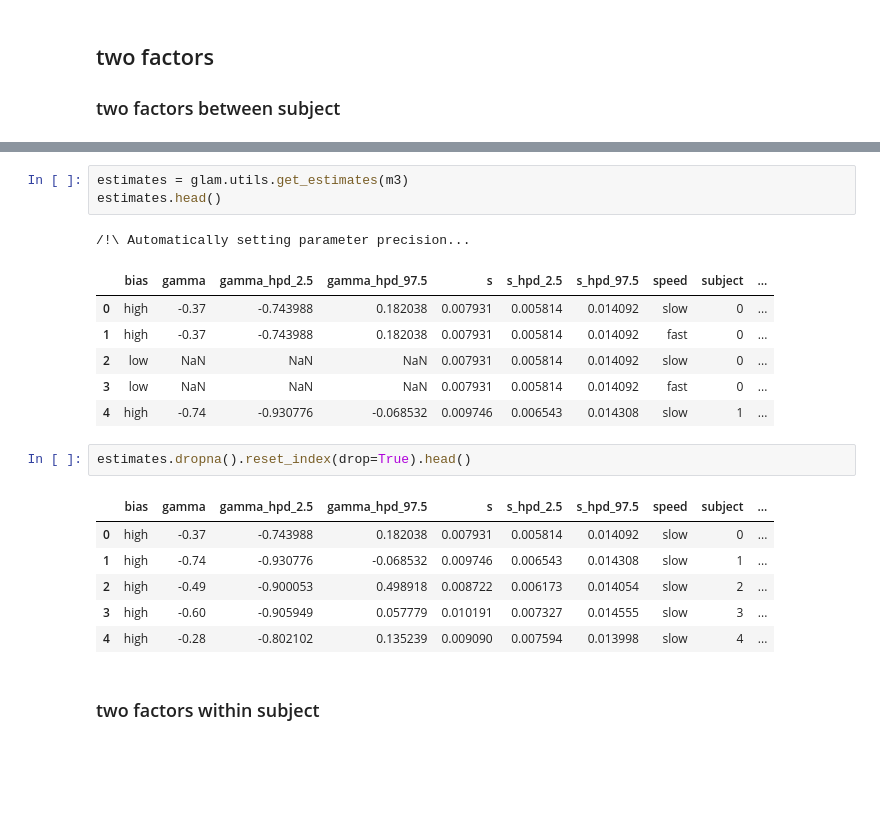
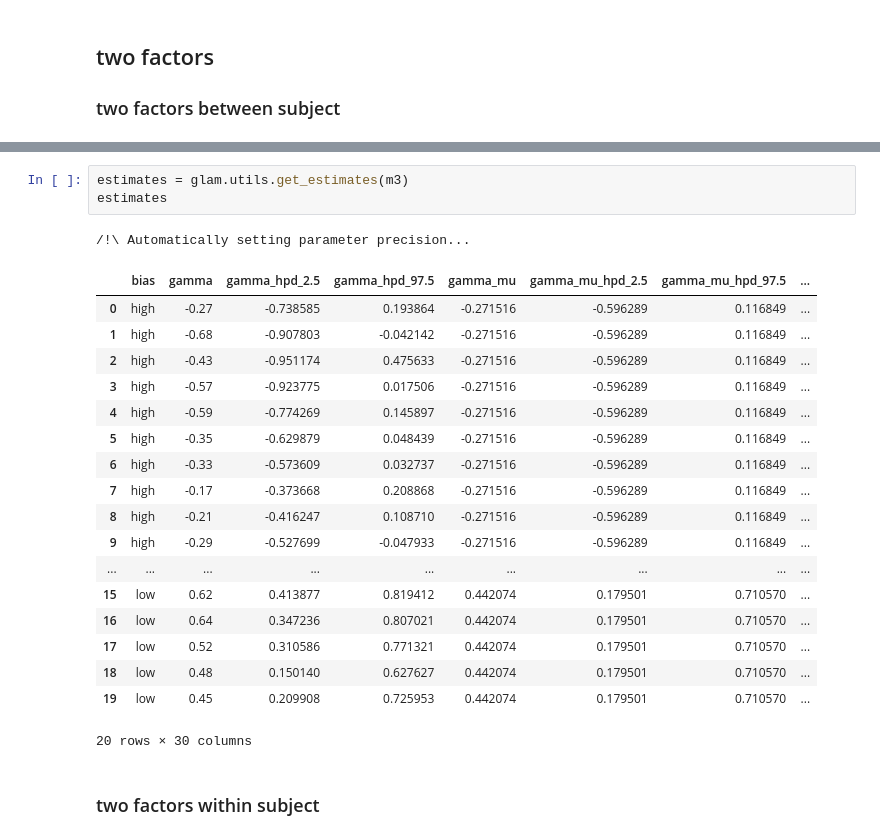
Before and after one commit to glamlab/glambox, a Jupyter notebook: test_get_estimates.ipynb, the cells around one changed output, grey strips where cells are left out. Cells and saved outputs as stored; diff of their text form; blank space fills up the shorter version.

Commit message:
updated tests, after implementing changes to glam/utils/get_estimates

```diff
--- a/test_get_estimates.ipynb
+++ b/test_get_estimates.ipynb
@@ -173,23 +172,26 @@ Finished [100%]: Average Loss = 9,257.7
 # %%
 estimates = glam.utils.get_estimates(m3)
-estimates.head()
+estimates
 # %% [output]
 /!\ Automatically setting parameter precision...
-|  | bias | gamma | gamma_hpd_2.5 | gamma_hpd_97.5 | s | s_hpd_2.5 | s_hpd_97.5 | speed | subject | ... |
-| 0 | high | -0.37 | -0.743988 | 0.182038 | 0.007931 | 0.005814 | 0.014092 | slow | 0 | ... |
-| 1 | high | -0.37 | -0.743988 | 0.182038 | 0.007931 | 0.005814 | 0.014092 | fast | 0 | ... |
-| 2 | low | NaN | NaN | NaN | 0.007931 | 0.005814 | 0.014092 | slow | 0 | ... |
-| 3 | low | NaN | NaN | NaN | 0.007931 | 0.005814 | 0.014092 | fast | 0 | ... |
-| 4 | high | -0.74 | -0.930776 | -0.068532 | 0.009746 | 0.006543 | 0.014308 | slow | 1 | ... |
+|  | bias | gamma | gamma_hpd_2.5 | gamma_hpd_97.5 | gamma_mu | gamma_mu_hpd_2.5 | gamma_mu_hpd_97.5 | ... |
+| 0 | high | -0.27 | -0.738585 | 0.193864 | -0.271516 | -0.596289 | 0.116849 | ... |
+| 1 | high | -0.68 | -0.907803 | -0.042142 | -0.271516 | -0.596289 | 0.116849 | ... |
+| 2 | high | -0.43 | -0.951174 | 0.475633 | -0.271516 | -0.596289 | 0.116849 | ... |
+| 3 | high | -0.57 | -0.923775 | 0.017506 | -0.271516 | -0.596289 | 0.116849 | ... |
+| 4 | high | -0.59 | -0.774269 | 0.145897 | -0.271516 | -0.596289 | 0.116849 | ... |
+| 5 | high | -0.35 | -0.629879 | 0.048439 | -0.271516 | -0.596289 | 0.116849 | ... |
+| 6 | high | -0.33 | -0.573609 | 0.032737 | -0.271516 | -0.596289 | 0.116849 | ... |
+| 7 | high | -0.17 | -0.373668 | 0.208868 | -0.271516 | -0.596289 | 0.116849 | ... |
+| 8 | high | -0.21 | -0.416247 | 0.108710 | -0.271516 | -0.596289 | 0.116849 | ... |
+| 9 | high | -0.29 | -0.527699 | -0.047933 | -0.271516 | -0.596289 | 0.116849 | ... |
+| ... | ... | ... | ... | ... | ... | ... | ... | ... |
+| 15 | low | 0.62 | 0.413877 | 0.819412 | 0.442074 | 0.179501 | 0.710570 | ... |
+| 16 | low | 0.64 | 0.347236 | 0.807021 | 0.442074 | 0.179501 | 0.710570 | ... |
+| 17 | low | 0.52 | 0.310586 | 0.771321 | 0.442074 | 0.179501 | 0.710570 | ... |
+| 18 | low | 0.48 | 0.150140 | 0.627627 | 0.442074 | 0.179501 | 0.710570 | ... |
+| 19 | low | 0.45 | 0.209908 | 0.725953 | 0.442074 | 0.179501 | 0.710570 | ... |
+20 rows × 30 columns
-# %%
-estimates.dropna().reset_index(drop=True).head()
-# %% [output]
-|  | bias | gamma | gamma_hpd_2.5 | gamma_hpd_97.5 | s | s_hpd_2.5 | s_hpd_97.5 | speed | subject | ... |
-| 0 | high | -0.37 | -0.743988 | 0.182038 | 0.007931 | 0.005814 | 0.014092 | slow | 0 | ... |
-| 1 | high | -0.74 | -0.930776 | -0.068532 | 0.009746 | 0.006543 | 0.014308 | slow | 1 | ... |
-| 2 | high | -0.49 | -0.900053 | 0.498918 | 0.008722 | 0.006173 | 0.014054 | slow | 2 | ... |
-| 3 | high | -0.60 | -0.905949 | 0.057779 | 0.010191 | 0.007327 | 0.014555 | slow | 3 | ... |
-| 4 | high | -0.28 | -0.802102 | 0.135239 | 0.009090 | 0.007594 | 0.013998 | slow | 4 | ... |
 # %% [markdown]
 ### two factors within subject
 # %%
```
Also changed, not shown: parts of 16 cells of this notebook.
